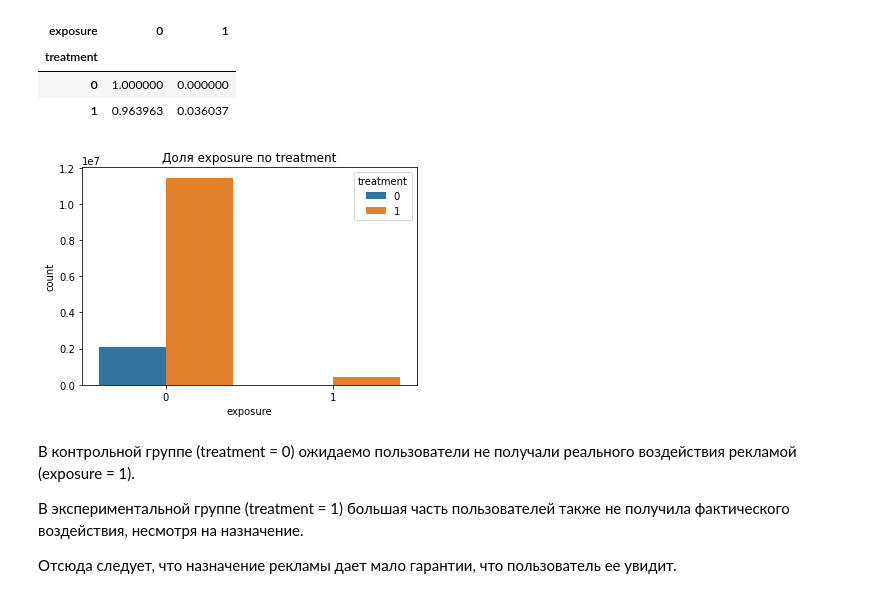
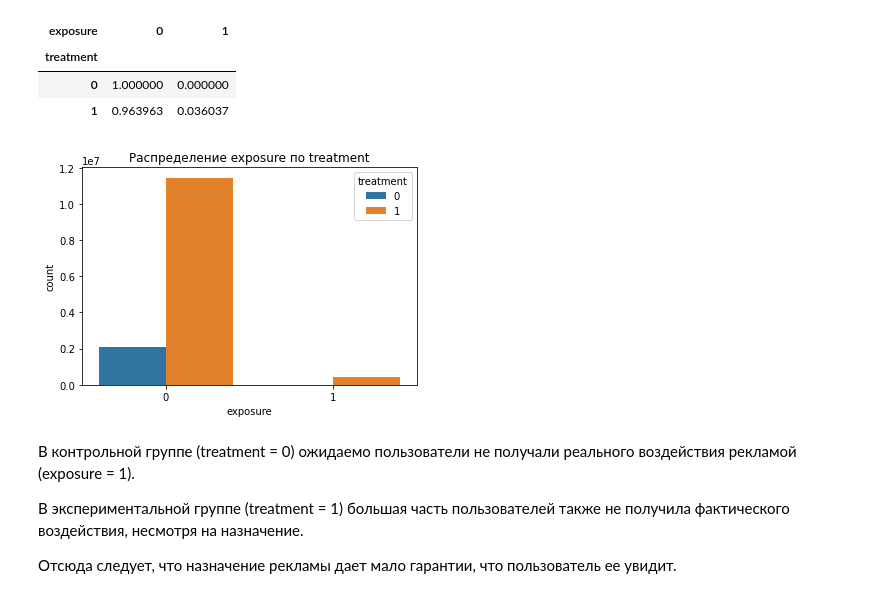
Before and after one commit to Didiplant/Uplift-Modeling-T-Learner---Criteo-Uplift-Modeling-dataset, a Jupyter notebook: notebooks/01_EDA_criteo-uplift.ipynb, the cells around one changed output. Saved outputs shown, nothing was run; the diff lists cells and outputs as text; code cells hidden in the pictures.

```diff
--- a/notebooks/01_EDA_criteo-uplift.ipynb
+++ b/notebooks/01_EDA_criteo-uplift.ipynb
@@ -193,10 +193,10 @@ pd.crosstab(df['treatment'], df['exposure'], normalize='index')
 | 1 | 0.963963 | 0.036037 |
 # %%
 sns.countplot(data=df, x='exposure', hue='treatment')
-plt.title('Доля exposure по treatment')
+plt.title('Распределение exposure по treatment')
 plt.show()
 # %% [output]
-[figure, old version]
+[figure, new version]
 # %% [markdown]
 В контрольной группе (treatment = 0) ожидаемо пользователи не получали реального воздействия рекламой (exposure = 1).
 
```
